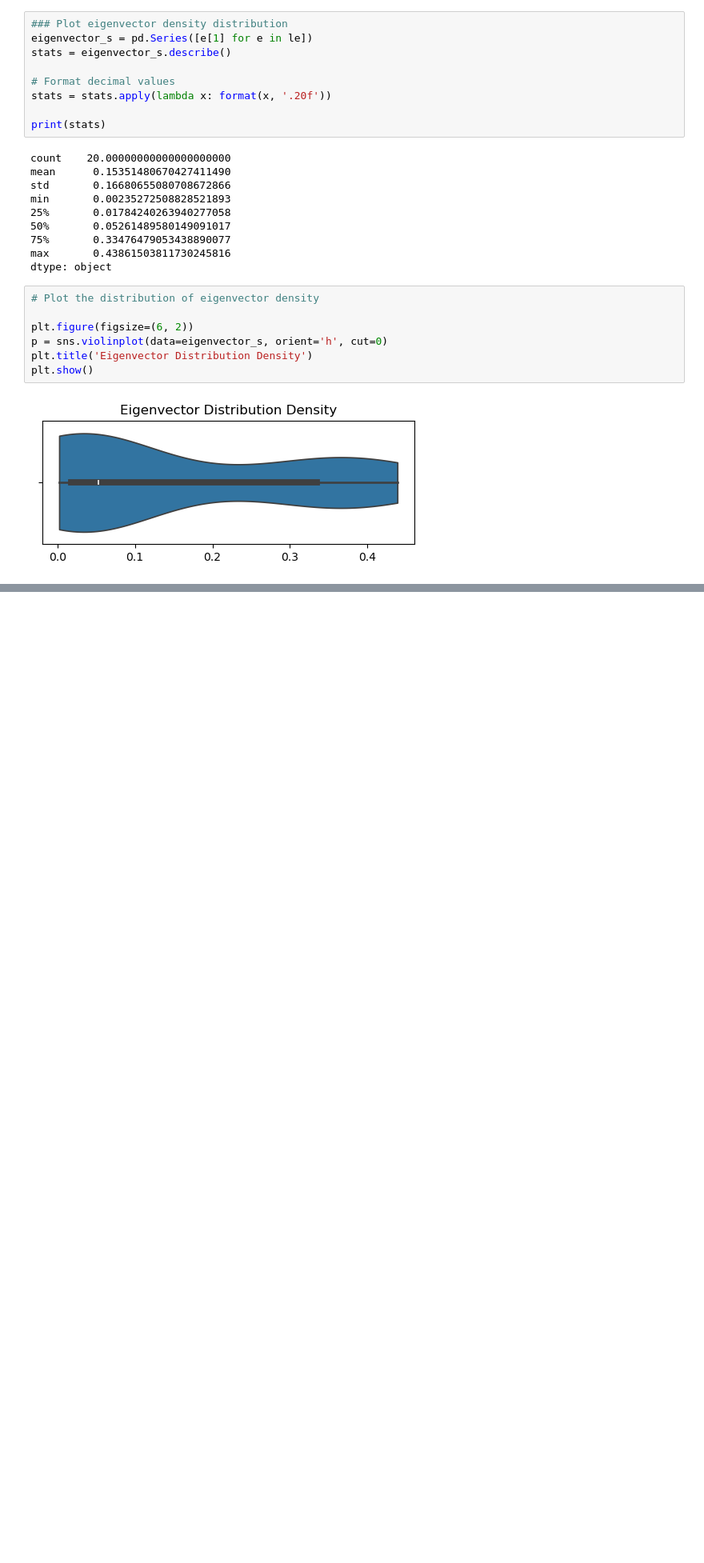
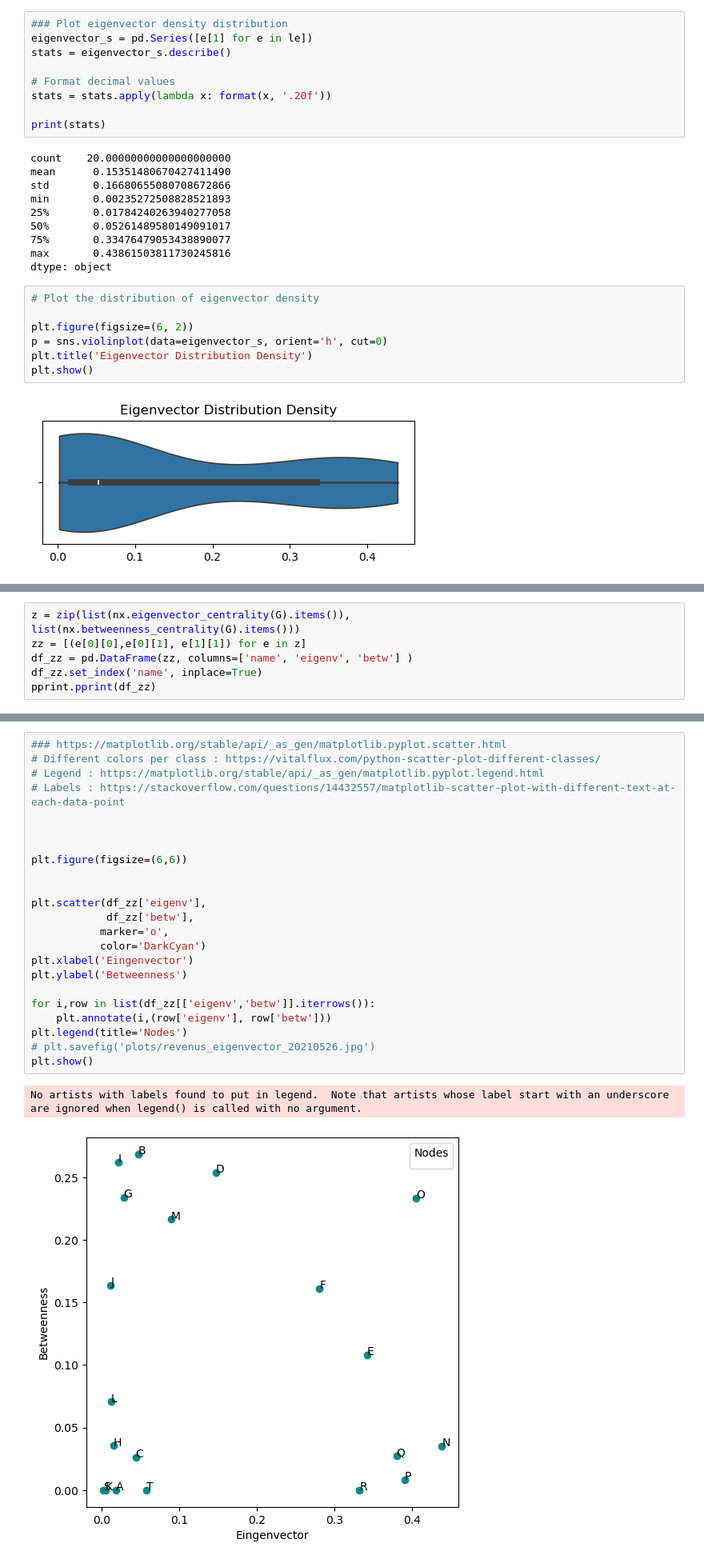
Before and after one commit to Sciences-historiques-numeriques/histoire_numerique_methodes, a Jupyter notebook: analyse_reseaux/networkx_slicing_with_cores.ipynb, the cells around one changed output, grey strips where cells are left out. Shown at 80% size. Saved outputs shown, nothing was run; the diff lists cells and outputs as text; blank space fills up the shorter version.

```diff
--- a/analyse_reseaux/networkx_slicing_with_cores.ipynb
+++ b/analyse_reseaux/networkx_slicing_with_cores.ipynb
@@ -501,0 +504,7 @@ plt.show()
+# %%
+z = zip(list(nx.eigenvector_centrality(G).items()),
+list(nx.betweenness_centrality(G).items()))
+zz = [(e[0][0],e[0][1], e[1][1]) for e in z]
+df_zz = pd.DataFrame(zz, columns=['name', 'eigenv', 'betw'] )
+df_zz.set_index('name', inplace=True)
+pprint.pprint(df_zz)
@@ -501,0 +529,26 @@ plt.show()
+# %%
+### https://matplotlib.org/stable/api/_as_gen/matplotlib.pyplot.scatter.html
+# Different colors per class : https://vitalflux.com/python-scatter-plot-different-classes/
+# Legend : https://matplotlib.org/stable/api/_as_gen/matplotlib.pyplot.legend.html
+# Labels : https://stackoverflow.com/questions/14432557/matplotlib-scatter-plot-with-different-text-at-each-data-point
+
+
+
+plt.figure(figsize=(6,6))
+
+
+plt.scatter(df_zz['eigenv'],
+            df_zz['betw'],
+           marker='o',
+           color='DarkCyan')
+plt.xlabel('Eingenvector')
+plt.ylabel('Betweenness')
+
+for i,row in list(df_zz[['eigenv','betw']].iterrows()):
+    plt.annotate(i,(row['eigenv'], row['betw']))
+plt.legend(title='Nodes')
+# plt.savefig('plots/revenus_eigenvector_20210526.jpg')
+plt.show()
+# %% [output]
+No artists with labels found to put in legend.  Note that artists whose label start with an underscore are ignored when legend() is called with no argument.
+[figure, added]
```
Also changed, not shown: parts of 11 cells of this notebook, 15 other files.
